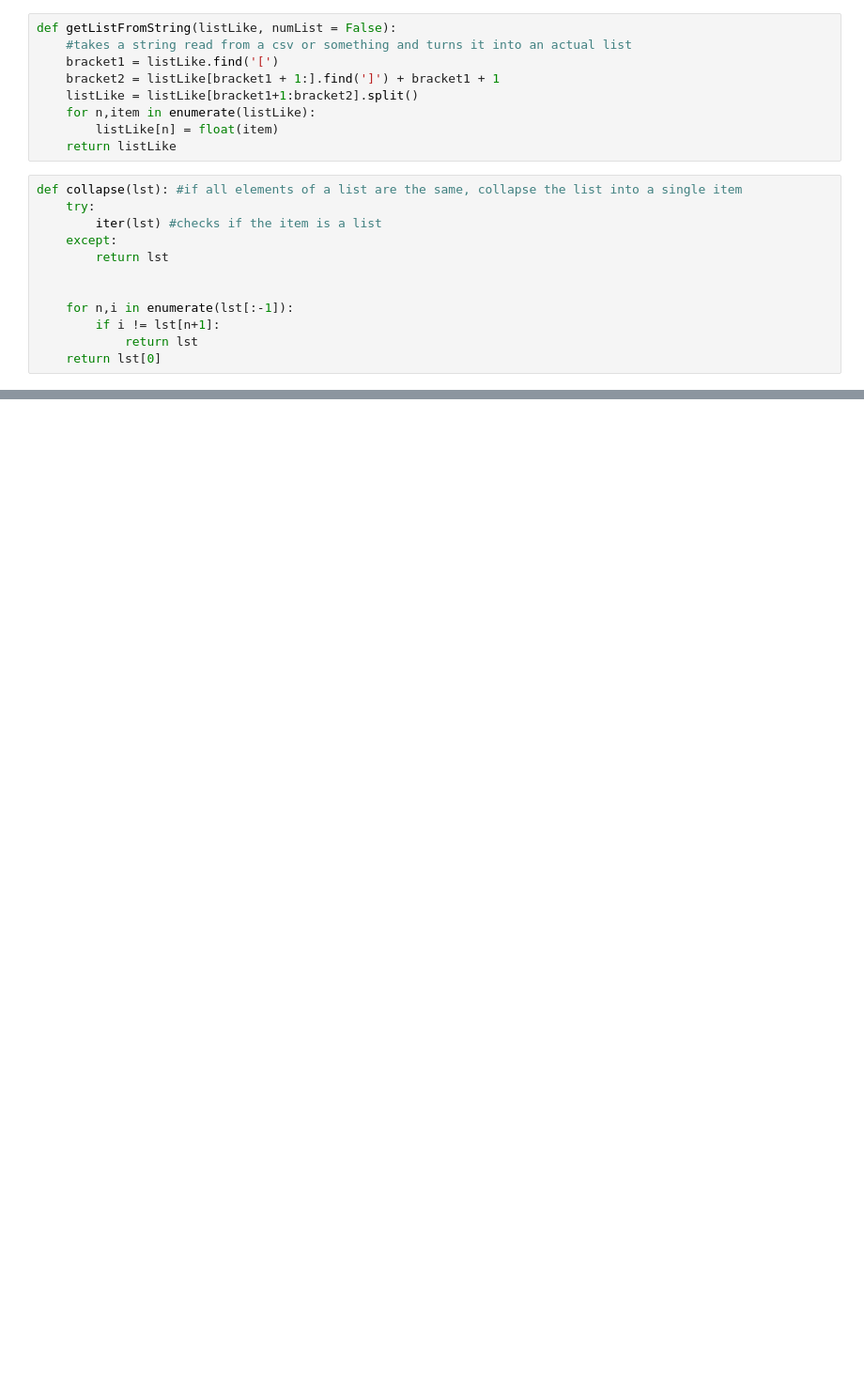
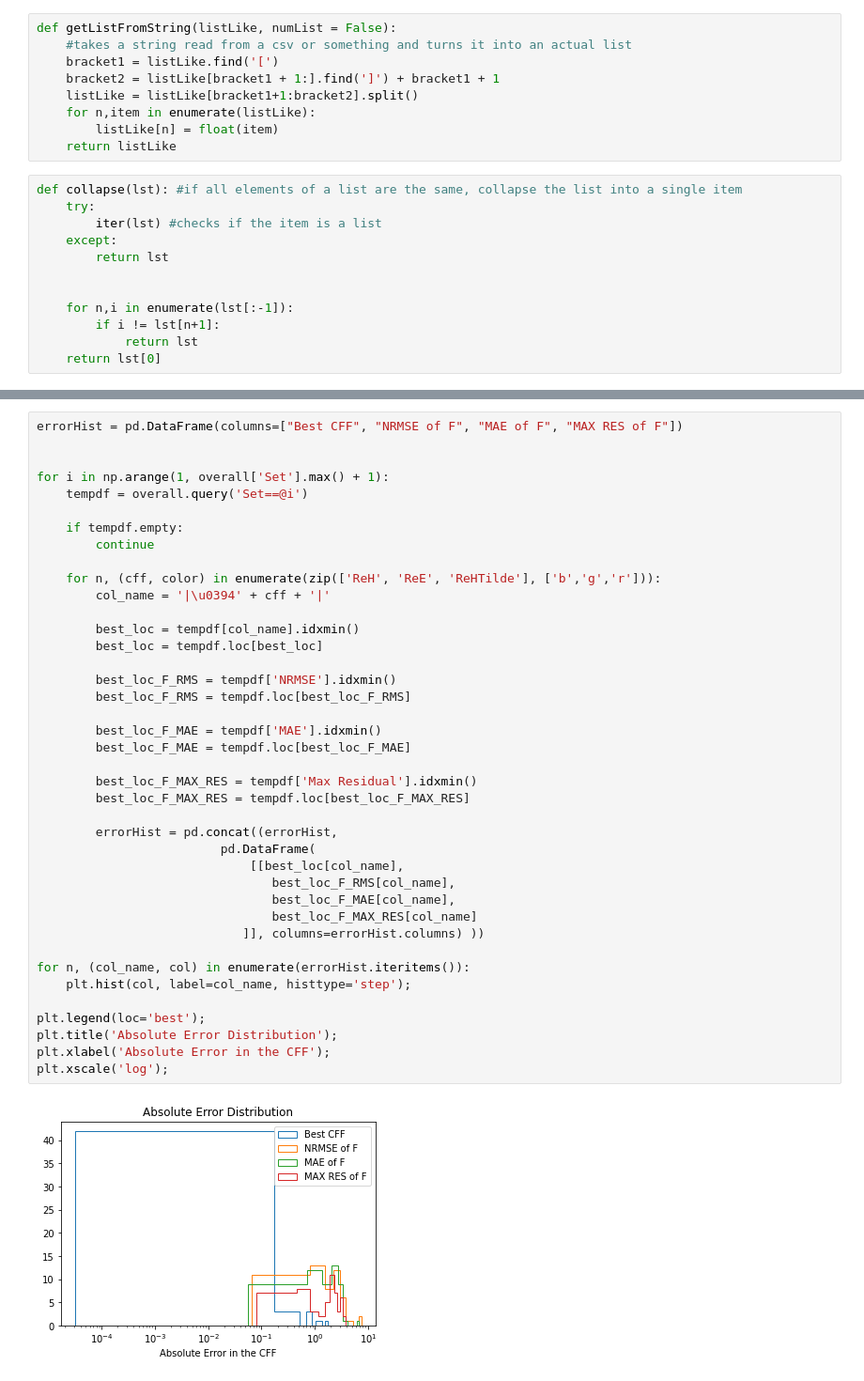
Before and after one commit to extraction-tools/ANN, a Jupyter notebook: Mohit/Grid_analysis.ipynb, the cells around one changed output, grey strips where cells are left out. Shown at 94% size. Cells and saved outputs as stored; diff of their text form; blank space fills up the shorter version.

```diff
--- a/Mohit/Grid_analysis.ipynb
+++ b/Mohit/Grid_analysis.ipynb
@@ -98,0 +217,42 @@ overall.head()
+# %%
+errorHist = pd.DataFrame(columns=["Best CFF", "NRMSE of F", "MAE of F", "MAX RES of F"])
+
+
+for i in np.arange(1, overall['Set'].max() + 1):
+    tempdf = overall.query('Set==@i')
+
+    if tempdf.empty:
+        continue
+
+    for n, (cff, color) in enumerate(zip(['ReH', 'ReE', 'ReHTilde'], ['b','g','r'])):
+        col_name = '|\u0394' + cff + '|'
+
+        best_loc = tempdf[col_name].idxmin()
+        best_loc = tempdf.loc[best_loc]
+
+        best_loc_F_RMS = tempdf['NRMSE'].idxmin()
+        best_loc_F_RMS = tempdf.loc[best_loc_F_RMS]
+
+        best_loc_F_MAE = tempdf['MAE'].idxmin()
+        best_loc_F_MAE = tempdf.loc[best_loc_F_MAE]
+
+        best_loc_F_MAX_RES = tempdf['Max Residual'].idxmin()
+        best_loc_F_MAX_RES = tempdf.loc[best_loc_F_MAX_RES]
+
+        errorHist = pd.concat((errorHist,
+                         pd.DataFrame(
+                             [[best_loc[col_name],
+                                best_loc_F_RMS[col_name],
+                                best_loc_F_MAE[col_name],
+                                best_loc_F_MAX_RES[col_name]
+                            ]], columns=errorHist.columns) ))
+
+for n, (col_name, col) in enumerate(errorHist.iteritems()):
+    plt.hist(col, label=col_name, histtype='step');
+
+plt.legend(loc='best');
+plt.title('Absolute Error Distribution');
+plt.xlabel('Absolute Error in the CFF');
+plt.xscale('log');
+# %% [output]
+[figure, added]
```
Also changed, not shown: parts of 22 cells of this notebook, 9 other files.
